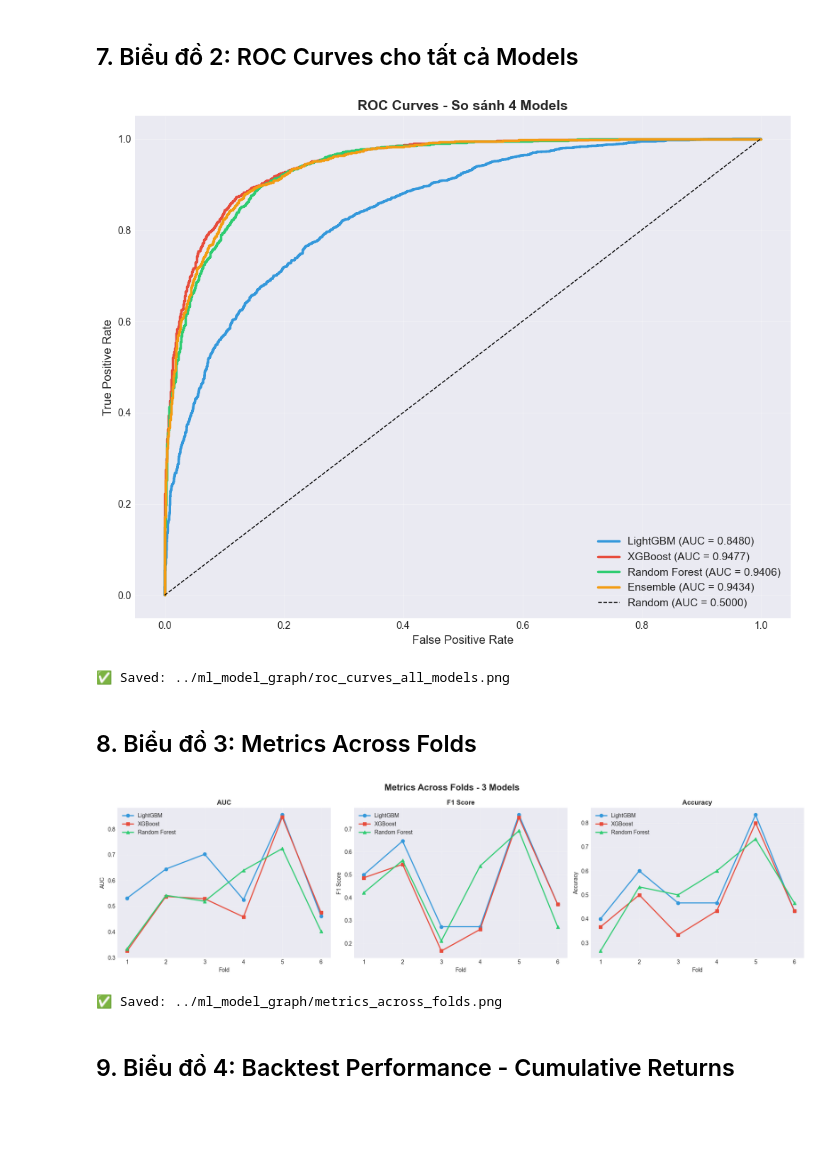
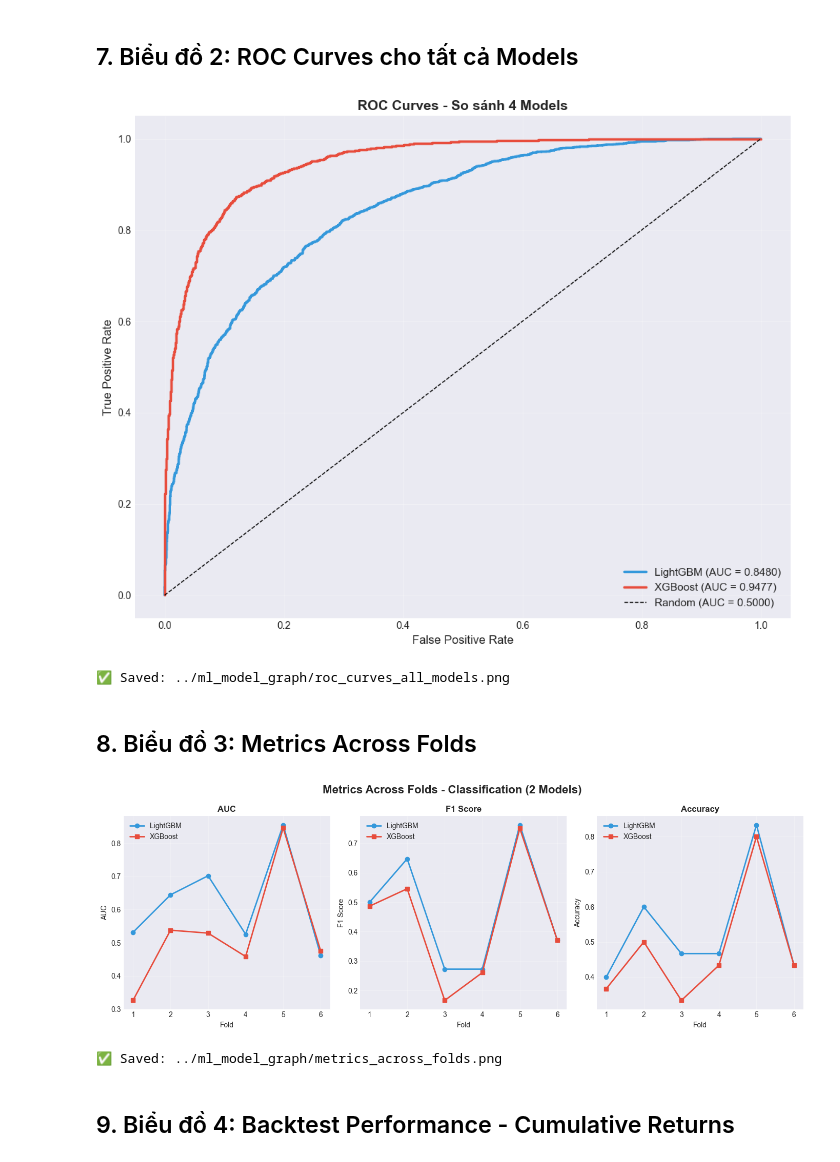
Before and after one commit to qtuan26/stock-analysis, a Jupyter notebook: stock-market-prediction/src/ml_model_graph.ipynb, the cells around one changed output. Cells and saved outputs as stored; diff of their text form; code cells hidden in the pictures; blank space fills up the shorter version.

Commit message:
thêm lại model regression để đúng yêu cầu

```diff
--- a/stock-market-prediction/src/ml_model_graph.ipynb
+++ b/stock-market-prediction/src/ml_model_graph.ipynb
@@ -253,16 +280,15 @@ Metrics Summary:
 # %% [markdown]
 ## 6. Biểu đồ 1: So sánh Metrics (Bar Chart)
 # %%
-fig, axes = plt.subplots(2, 3, figsize=(18, 10))
-fig.suptitle('So sánh Metrics giữa 4 Models', fontsize=16, fontweight='bold')
+fig, axes = plt.subplots(2, 3, figsize=(14, 8))
+fig.suptitle('So sánh Metrics (Classification - 2 Models)', fontsize=16, fontweight='bold')
 
 metrics_to_plot = ['auc', 'ap', 'accuracy', 'precision', 'recall', 'f1']
 metric_names = ['AUC', 'Average Precision', 'Accuracy', 'Precision', 'Recall', 'F1 Score']
 
 for idx, (metric, name) in enumerate(zip(metrics_to_plot, metric_names)):
     ax = axes[idx // 3, idx % 3]
-    bars = ax.bar(all_metrics['model'], all_metrics[metric],
-                  color=['#3498db', '#e74c3c', '#2ecc71', '#f39c12'])
+    bars = ax.bar(all_metrics['model'], all_metrics[metric], color=['#3498db', '#e74c3c'])
     ax.set_title(f'{name}', fontsize=12, fontweight='bold')
     ax.set_ylabel('Score', fontsize=10)
     ax.set_ylim([0, max(all_metrics[metric]) * 1.2])
@@ -291,9 +317,7 @@ fig, ax = plt.subplots(figsize=(10, 8))
 
 models_data = [
     (y_pred_lgb, "LightGBM", "#3498db"),
-    (y_pred_xgb, "XGBoost", "#e74c3c"),
-    (y_pred_rf, "Random Forest", "#2ecc71"),
-    (y_pred_ensemble, "Ensemble", "#f39c12")
+    (y_pred_xgb, "XGBoost", "#e74c3c")
 ]
 
 for y_pred, name, color in models_data:
@@ -314,39 +338,37 @@ plt.savefig('../ml_model_graph/roc_curves_all_models.png', dpi=200, bbox_inches=
 plt.show()
 print("✅ Saved: ../ml_model_graph/roc_curves_all_models.png")
 # %% [output]
-[figure, old version]
+[figure, new version]
 ✅ Saved: ../ml_model_graph/roc_curves_all_models.png
 # %% [markdown]
 ## 8. Biểu đồ 3: Metrics Across Folds
 # %%
-fig, axes = plt.subplots(1, 3, figsize=(18, 5))
-fig.suptitle('Metrics Across Folds - 3 Models', fontsize=16, fontweight='bold')
+fig, axes = plt.subplots(1, 3, figsize=(14, 5))
+fig.suptitle('Metrics Across Folds - Classification (2 Models)', fontsize=16, fontweight='bold')
 
 metrics_fold = ['auc', 'f1', 'acc']
 metric_names_fold = ['AUC', 'F1 Score', 'Accuracy']
 
 for idx, (metric, name) in enumerate(zip(metrics_fold, metric_names_fold)):
     ax = axes[idx]
 
     ax.plot(fold_metrics['fold'], fold_metrics[f'lgb_{metric}'],
             marker='o', label='LightGBM', linewidth=2, color='#3498db')
     ax.plot(fold_metrics['fold'], fold_metrics[f'xgb_{metric}'],
             marker='s', label='XGBoost', linewidth=2, color='#e74c3c')
-    ax.plot(fold_metrics['fold'], fold_metrics[f'rf_{metric}'],
-            marker='^', label='Random Forest', linewidth=2, color='#2ecc71')
 
     ax.set_title(name, fontsize=12, fontweight='bold')
     ax.set_xlabel('Fold', fontsize=10)
     ax.set_ylabel(name, fontsize=10)
     ax.legend(fontsize=10)
     ax.grid(alpha=0.3)
 
 plt.tight_layout()
 plt.savefig('../ml_model_graph/metrics_across_folds.png', dpi=200, bbox_inches='tight')
 plt.show()
 print("✅ Saved: ../ml_model_graph/metrics_across_folds.png")
 # %% [output]
-[figure, old version]
+[figure, new version]
 ✅ Saved: ../ml_model_graph/metrics_across_folds.png
 # %% [markdown]
 ## 9. Biểu đồ 4: Backtest Performance - Cumulative Returns
```
Also changed, not shown: parts of 14 cells of this notebook, 30 other files.
